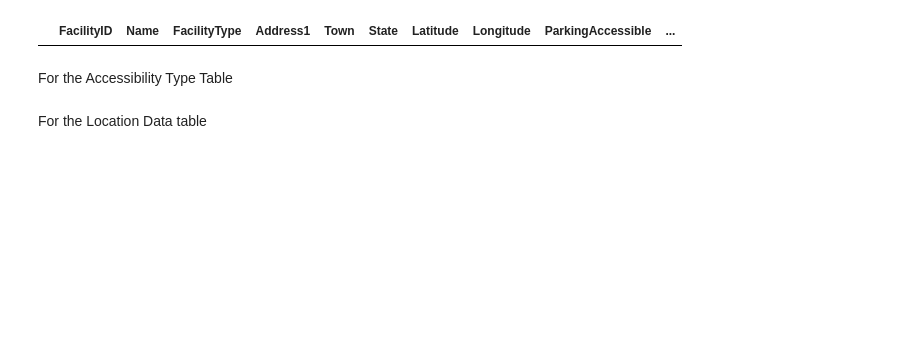
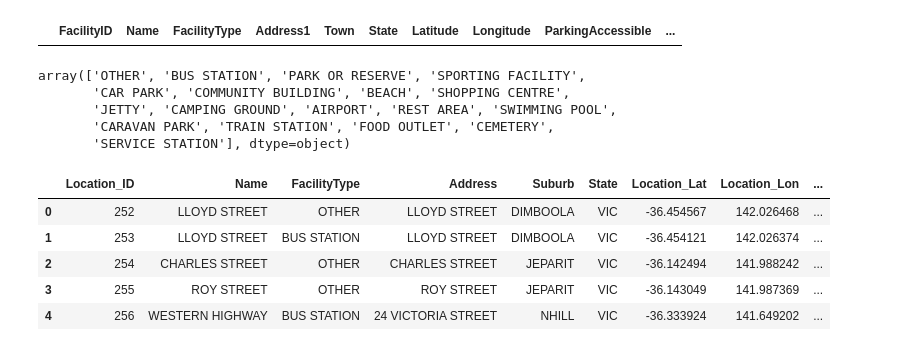
Before and after one commit to CherianK/mobility_mate, a Jupyter notebook: assets/data_preprocessing/dw_toiletdata.ipynb, the cells around one changed output. Cells and saved outputs as stored; diff of their text form; code cells hidden in the pictures; blank space fills up the shorter version.

Commit message:
Wrangled toilet data for mongoDB

```diff
--- a/assets/data_preprocessing/dw_toiletdata.ipynb
+++ b/assets/data_preprocessing/dw_toiletdata.ipynb
@@ -81,5 +81,3 @@ toilet_df.head(5)
 toilet_df[toilet_df[['Name','FacilityType', 'Latitude', 'Longitude']].duplicated()]
 # %% [output]
 |  | FacilityID | Name | FacilityType | Address1 | Town | State | Latitude | Longitude | ParkingAccessible | ... |
-# %% [markdown]
-For the Accessibility Type Table
@@ -88,2 +83,0 @@ accessibility_type =
-# %% [markdown]
-For the Location Data table
@@ -91,0 +84,24 @@ location_data = toilet_df[['Latitude', 'Longitude']]
+# %%
+toilet_df['FacilityType'].unique()
+# %% [output]
+array(['OTHER', 'BUS STATION', 'PARK OR RESERVE', 'SPORTING FACILITY',
+       'CAR PARK', 'COMMUNITY BUILDING', 'BEACH', 'SHOPPING CENTRE',
+       'JETTY', 'CAMPING GROUND', 'AIRPORT', 'REST AREA', 'SWIMMING POOL',
+       'CARAVAN PARK', 'TRAIN STATION', 'FOOD OUTLET', 'CEMETERY',
+       'SERVICE STATION'], dtype=object)
+# %%
+# Flitering out Restaurants
+toilet_df = toilet_df[toilet_df['FacilityType'] != 'FOOD OUTLET']
+
+# Renaming columns
+toilet_df = toilet_df.rename(columns={'FacilityID': 'Location_ID', 'Address1': 'Address', 'Town': 'Suburb',
+                                      'Latitude': 'Location_Lat', 'Longitude': 'Location_Lon'})
+
+toilet_df.head(5)
+# %% [output]
+|  | Location_ID | Name | FacilityType | Address | Suburb | State | Location_Lat | Location_Lon | ... |
+| 0 | 252 | LLOYD STREET | OTHER | LLOYD STREET | DIMBOOLA | VIC | -36.454567 | 142.026468 | ... |
+| 1 | 253 | LLOYD STREET | BUS STATION | LLOYD STREET | DIMBOOLA | VIC | -36.454121 | 142.026374 | ... |
+| 2 | 254 | CHARLES STREET | OTHER | CHARLES STREET | JEPARIT | VIC | -36.142494 | 141.988242 | ... |
+| 3 | 255 | ROY STREET | OTHER | ROY STREET | JEPARIT | VIC | -36.143049 | 141.987369 | ... |
+| 4 | 256 | WESTERN HIGHWAY | BUS STATION | 24 VICTORIA STREET | NHILL | VIC | -36.333924 | 141.649202 | ... |
```
Also changed, not shown: parts of 8 cells of this notebook.
